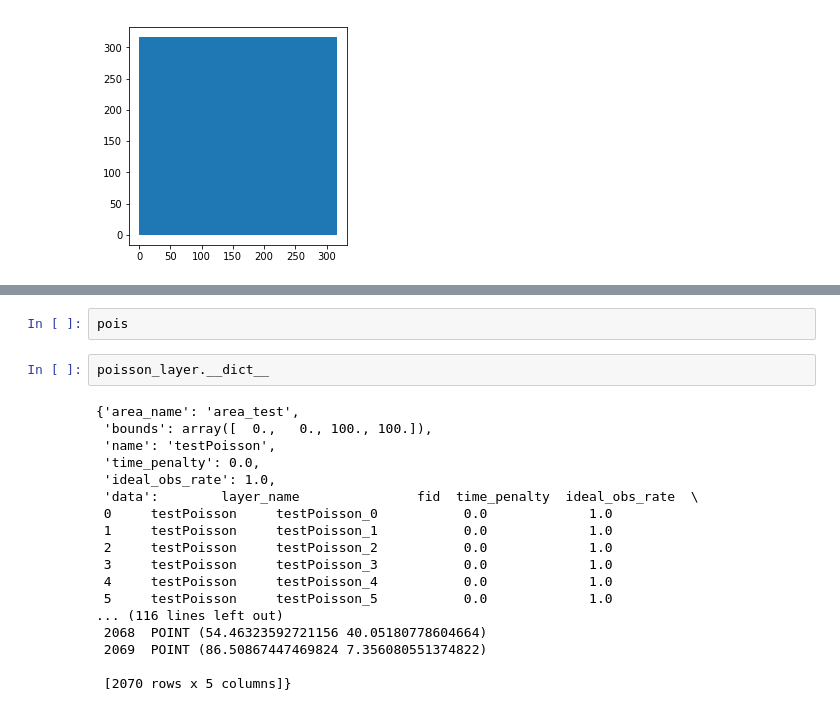
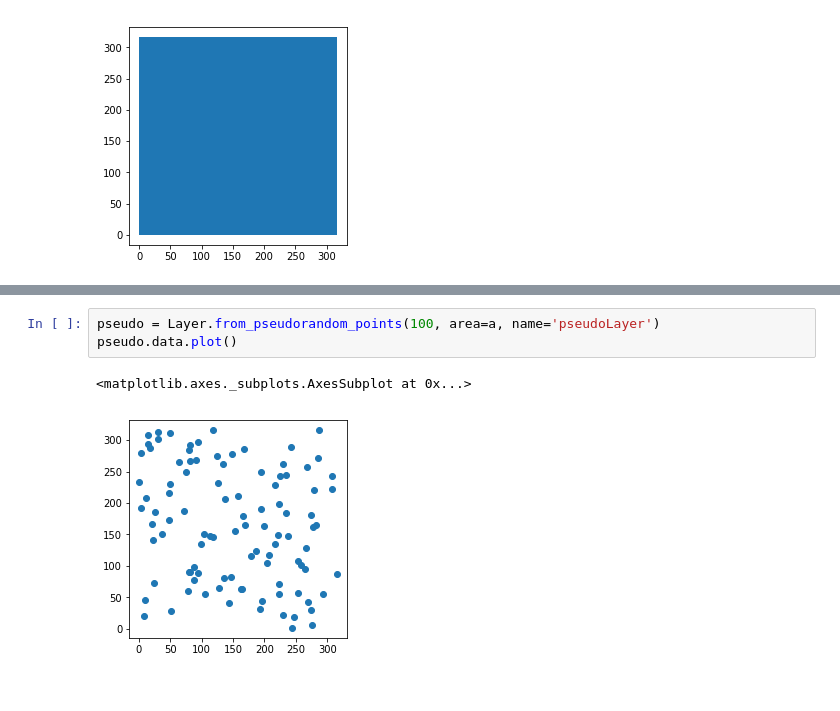
Before and after one commit to deppen8/prospect, a Jupyter notebook: notebooks/layer_test.ipynb, the cells around one changed output, grey strips where cells are left out. Drawn from its saved outputs; the diff is of its cells as text.

```diff
--- a/notebooks/layer_test.ipynb
+++ b/notebooks/layer_test.ipynb
@@ -55,22 +135,6 @@ poisson_layer.data.plot()
-# %%
-pois
-# %%
-poisson_layer.__dict__
-# %% [output]
-{'area_name': 'area_test',
- 'bounds': array([  0.,   0., 100., 100.]),
- 'name': 'testPoisson',
- 'time_penalty': 0.0,
- 'ideal_obs_rate': 1.0,
- 'data':        layer_name               fid  time_penalty  ideal_obs_rate  \
- 0     testPoisson     testPoisson_0           0.0             1.0
- 1     testPoisson     testPoisson_1           0.0             1.0
- 2     testPoisson     testPoisson_2           0.0             1.0
- 3     testPoisson     testPoisson_3           0.0             1.0
- 4     testPoisson     testPoisson_4           0.0             1.0
- 5     testPoisson     testPoisson_5           0.0             1.0
-... (116 lines left out)
- 2068  POINT (54.46323592721156 40.05180778604664)
- 2069  POINT (86.50867447469824 7.356080551374822)
-
- [2070 rows x 5 columns]}
+# %%
+pseudo = Layer.from_pseudorandom_points(100, area=a, name='pseudoLayer')
+pseudo.data.plot()
+# %% [output]
+<matplotlib.axes._subplots.AxesSubplot at 0x...>
+[figure, added]
```
Also changed, not shown: parts of 6 cells of this notebook.
